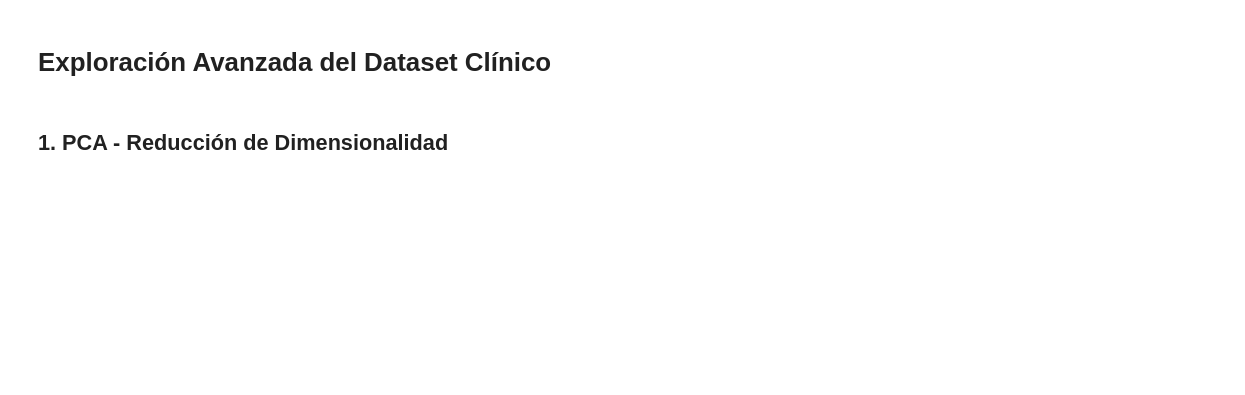
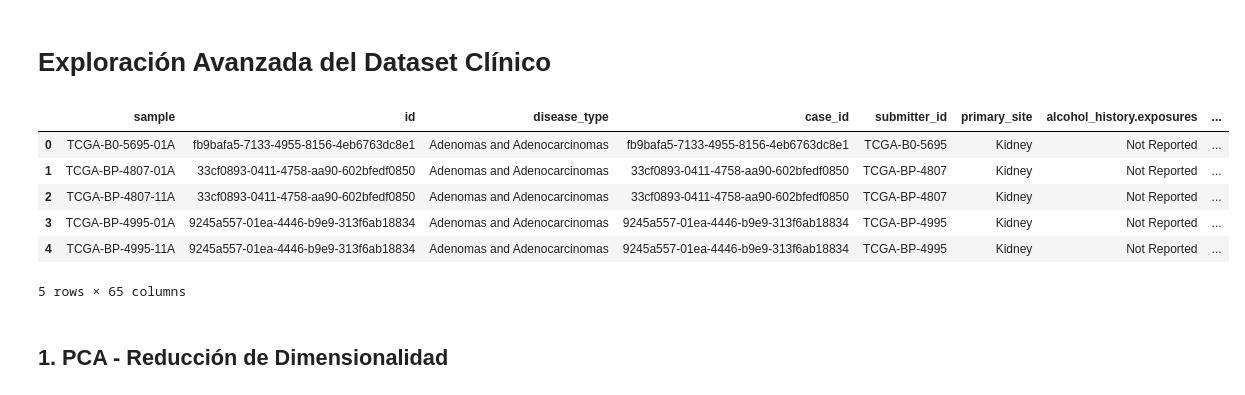
Before and after one commit to crltsnch/TFG_Carlota, a Jupyter notebook: ETL/Exploracion_Avanzada.ipynb, the cells around one changed output. Drawn from its saved outputs; the diff is of its cells as text; code cells hidden in the pictures; blank space fills up the shorter version.

```diff
--- a/ETL/Exploracion_Avanzada.ipynb
+++ b/ETL/Exploracion_Avanzada.ipynb
@@ -13,8 +13,16 @@ import warnings
 warnings.filterwarnings('ignore')
 # %%
 # Carga del dataset
-df = pd.read_csv('/mnt/data/data.csv')
+df = pd.read_csv('../DataWarehouse/data.csv')
 df.head()
+# %% [output]
+|  | sample | id | disease_type | case_id | submitter_id | primary_site | alcohol_history.exposures | ... |
+| 0 | TCGA-B0-5695-01A | fb9bafa5-7133-4955-8156-4eb6763dc8e1 | Adenomas and Adenocarcinomas | fb9bafa5-7133-4955-8156-4eb6763dc8e1 | TCGA-B0-5695 | Kidney | Not Reported | ... |
+| 1 | TCGA-BP-4807-01A | 33cf0893-0411-4758-aa90-602bfedf0850 | Adenomas and Adenocarcinomas | 33cf0893-0411-4758-aa90-602bfedf0850 | TCGA-BP-4807 | Kidney | Not Reported | ... |
+| 2 | TCGA-BP-4807-11A | 33cf0893-0411-4758-aa90-602bfedf0850 | Adenomas and Adenocarcinomas | 33cf0893-0411-4758-aa90-602bfedf0850 | TCGA-BP-4807 | Kidney | Not Reported | ... |
+| 3 | TCGA-BP-4995-01A | 9245a557-01ea-4446-b9e9-313f6ab18834 | Adenomas and Adenocarcinomas | 9245a557-01ea-4446-b9e9-313f6ab18834 | TCGA-BP-4995 | Kidney | Not Reported | ... |
+| 4 | TCGA-BP-4995-11A | 9245a557-01ea-4446-b9e9-313f6ab18834 | Adenomas and Adenocarcinomas | 9245a557-01ea-4446-b9e9-313f6ab18834 | TCGA-BP-4995 | Kidney | Not Reported | ... |
+5 rows × 65 columns
 # %% [markdown]
 ## 1. PCA - Reducción de Dimensionalidad
 # %%
```
Also changed, not shown: parts of 3 cells of this notebook, 3 other files.
